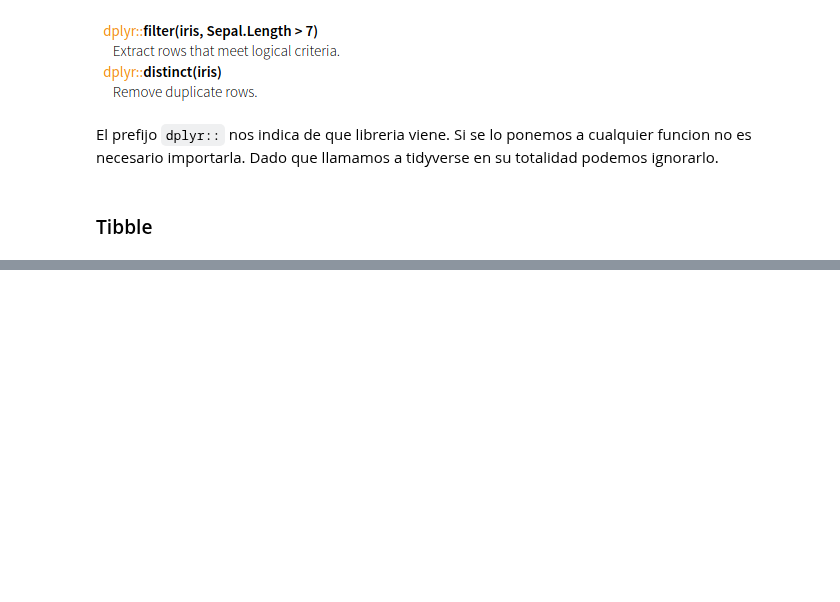
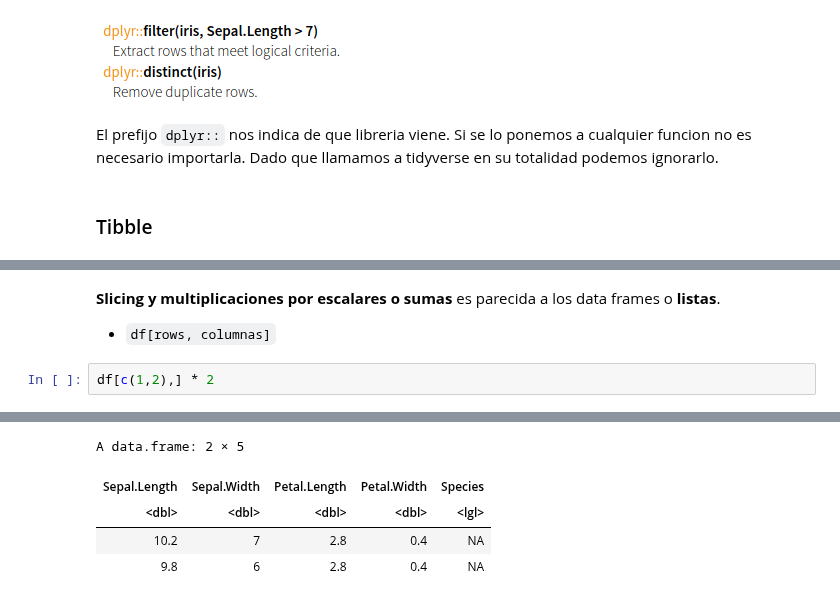
Before and after one commit to IEXE-Tec/computo-datos-masivos, a Jupyter notebook: 06_R_Sagemaker.ipynb, the cells around one changed output, grey strips where cells are left out. Cells and saved outputs as stored; diff of their text form; blank space fills up the shorter version.

```diff
--- a/06_R_Sagemaker.ipynb
+++ b/06_R_Sagemaker.ipynb
@@ -664,0 +731,6 @@ A tibble: 150 × 5
+# %% [markdown]
+**Slicing y multiplicaciones por escalares o sumas** es parecida a los data frames o **listas**.
++ `df[rows, columnas]`
+# %%
+df[c(1,2),] * 2
+# %% [output]
@@ -664,0 +739,5 @@ A tibble: 150 × 5
+A data.frame: 2 × 5
+| Sepal.Length | Sepal.Width | Petal.Length | Petal.Width | Species |
+| <dbl> | <dbl> | <dbl> | <dbl> | <lgl> |
+| 10.2 | 7 | 2.8 | 0.4 | NA |
+| 9.8 | 6 | 2.8 | 0.4 | NA |
```
Also changed, not shown: parts of 20 cells of this notebook.
